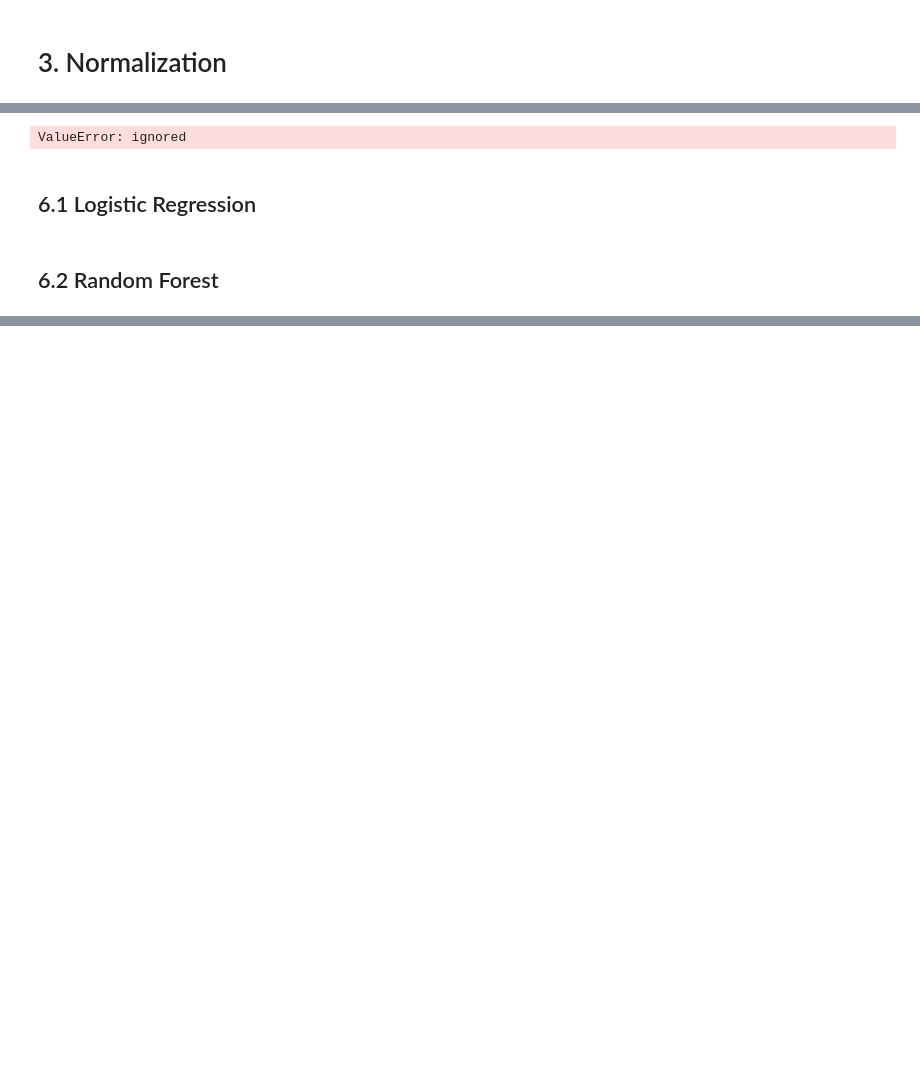
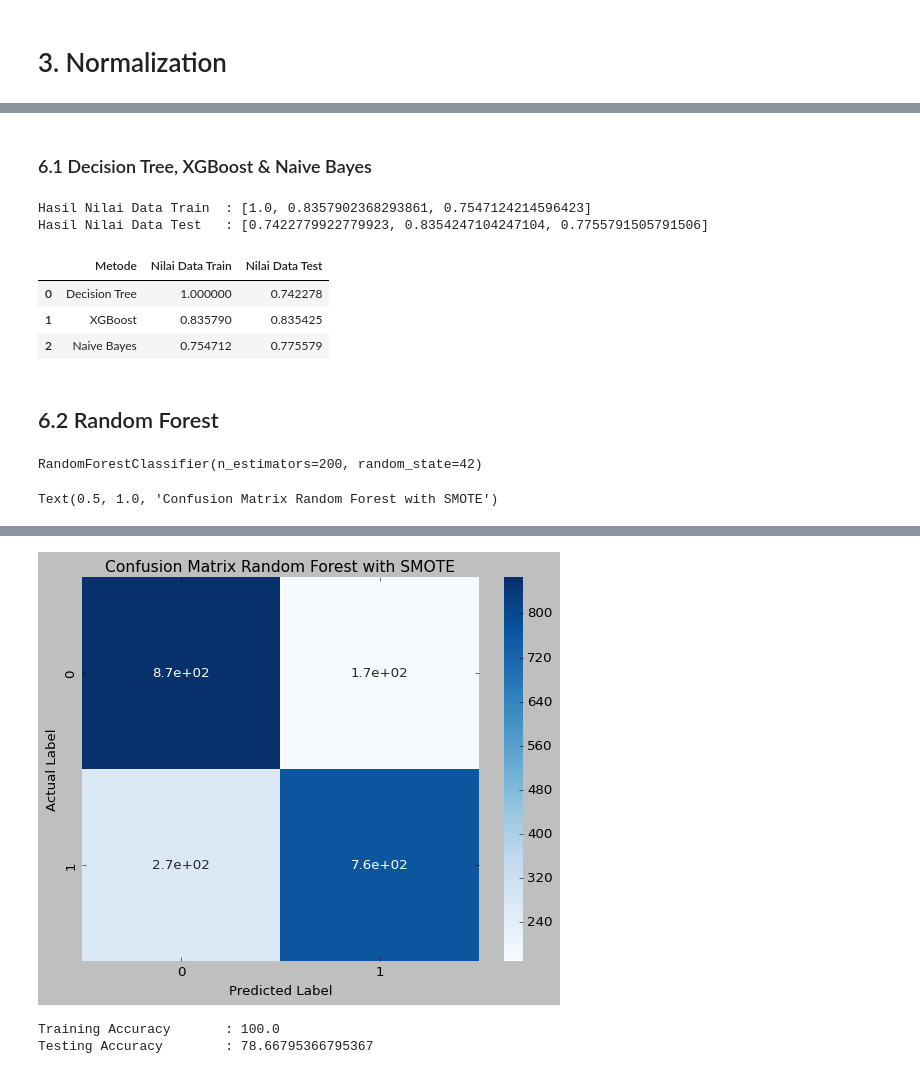
Before and after one commit to NabilahSharfina/TELCO-CUSTOMER-CHURN, a Jupyter notebook: Churn_with_SMOTE.ipynb, the cells around one changed output, grey strips where cells are left out. Drawn from its saved outputs; the diff is of its cells as text; code cells hidden in the pictures; blank space fills up the shorter version.

```diff
--- a/Churn_with_SMOTE.ipynb
+++ b/Churn_with_SMOTE.ipynb
@@ -704,0 +726,4 @@ mc.boxplot()
+# %%
+mms = MinMaxScaler()
+X_train_scaled = pd.DataFrame(mms.fit_transform(X_train_dummy), columns=X_train_dummy.columns).set_index(X_train_dummy.index)
+X_test_scaled = pd.DataFrame(mms.fit_transform(X_test_dummy), columns=X_test_dummy.columns).set_index(X_test_dummy.index)
@@ -707,14 +771,2 @@ mc.boxplot()
-# %%
-# Define smote
-smote = SMOTE(random_state=42)
-X_smote, Y_smote = smote.fit_resample(X, Y)
-
-print('Original dataset shape is', Counter(Y))
-print('Resample dataset shape is', Counter(Y_smote))
-print("\n")
-print(X_smote.shape)
-print(Y_smote.shape)
-# %% [output]
-ValueError: ignored
 # %% [markdown]
-## 6.1 Logistic Regression
+### 6.1 Decision Tree, XGBoost & Naive Bayes
@@ -736,16 +773,54 @@ print(metrics.classification_report(Y_test, Y_pred_lr))
+# %%
+from sklearn.tree import DecisionTreeClassifier
+from xgboost import XGBClassifier
+
+classifier = {
+    "Decision Tree": DecisionTreeClassifier(),
+    "XGBoost": XGBClassifier(),
+    "Naive Bayes": GaussianNB()
+}
+# %%
+train_scores = []
+test_scores = []
+
+for key, classifier in classifier.items():
+  classifier.fit(X_smote_train, Y_smote_train)
+  train_score = classifier.score(X_smote_train, Y_smote_train)
+  train_scores.append(train_score)
+  test_score = classifier.score(X_smote_test, Y_smote_test)
+  test_scores.append(test_score)
+
+print("Hasil Nilai Data Train\t:", train_scores)
+print("Hasil Nilai Data Test\t:", test_scores)
+# %% [output]
+Hasil Nilai Data Train  : [1.0, 0.8357902368293861, 0.7547124214596423]
+Hasil Nilai Data Test   : [0.7422779922779923, 0.8354247104247104, 0.7755791505791506]
+# %%
+klasifikasi = ["Decision Tree", "XGBoost", "Naive Bayes"]
+
+prediksi = pd.DataFrame({"Metode": klasifikasi, "Nilai Data Train": train_scores, "Nilai Data Test": test_scores})
+prediksi
+# %% [output]
+|  | Metode | Nilai Data Train | Nilai Data Test |
+| 0 | Decision Tree | 1.000000 | 0.742278 |
+| 1 | XGBoost | 0.835790 | 0.835425 |
+| 2 | Naive Bayes | 0.754712 | 0.775579 |
 # %% [markdown]
 ## 6.2 Random Forest
 # %%
-from sklearn.ensemble import RandomForestClassifier
-
-rfc = RandomForestClassifier(n_estimators=100, random_state=42)
-rfc.fit(X_train_smote, Y_train_smote)
+rfc = RandomForestClassifier(n_estimators=200, random_state=42)
+rfc.fit(X_smote_train, Y_smote_train)
+# %% [output]
+RandomForestClassifier(n_estimators=200, random_state=42)
 # %%
 # Confusion Matrix of Random Forest Classifier
-Y_pred_rfc = rfc.predict(X_test)
+Y_pred_rfc = rfc.predict(X_smote_test)
 
-cm = confusion_matrix(Y_test, Y_pred_rfc)
+cm = confusion_matrix(Y_smote_test, Y_pred_rfc)
 sns.heatmap(cm, annot=True, cmap=plt.cm.Blues)
+
 plt.xlabel('Predicted Label')
 plt.ylabel('Actual Label')
 plt.title("Confusion Matrix Random Forest with SMOTE", fontsize=14, fontname="Helvetica")
+# %% [output]
+Text(0.5, 1.0, 'Confusion Matrix Random Forest with SMOTE')
@@ -752,4 +828,8 @@ plt.title("Confusion Matrix Random Forest with SMOTE", fontsize=14, fontname="He
+[figure, added]
 # %%
-print("Training Accuracy\t:", rfc.score(X_train, Y_train)*100)
-print("Testing Accuracy\t:", rfc.score(X_test, Y_test)*100)
+print("Training Accuracy\t:", rfc.score(X_smote_train, Y_smote_train)*100)
+print("Testing Accuracy\t:", rfc.score(X_smote_test, Y_smote_test)*100)
+# %% [output]
+Training Accuracy       : 100.0
+Testing Accuracy        : 78.66795366795367
 # %%
```
Also changed, not shown: parts of 23 cells of this notebook.
